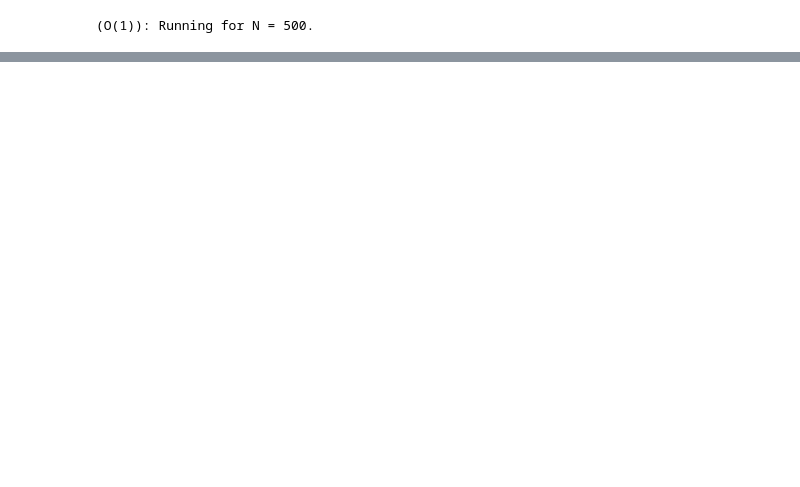
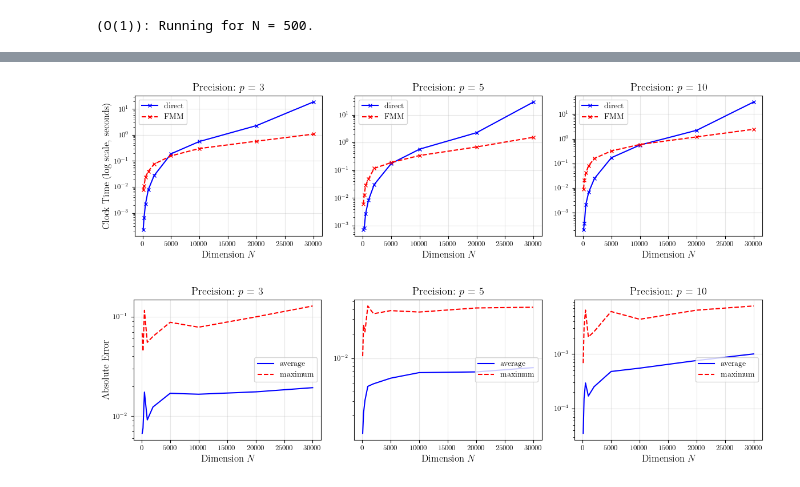
Before and after one commit to fredwdickinson/dissertation, a Jupyter notebook: code/main.ipynb, the cells around one changed output, grey strips where cells are left out. Saved outputs shown, nothing was run; the diff lists cells and outputs as text; code cells hidden in the pictures; blank space fills up the shorter version.

Commit message:
fmm and clock time

```diff
--- a/code/main.ipynb
+++ b/code/main.ipynb
@@ -25,15 +24,15 @@ plt.rcParams.update({
     # Computer Modern Roman
     "font.serif": ["cmr10"],
     "mathtext.fontset": "cm",
-    "font.size": 12,
-    "axes.labelsize": 12,
-    "axes.titlesize": 13,
+    "font.size": 16,
+    "axes.labelsize": 14,
+    "axes.titlesize": 16,
     "xtick.labelsize": 9,
     "ytick.labelsize": 9,
-    "legend.fontsize": 11,
+    "legend.fontsize": 12,
 
     "figure.figsize": (4, 3),
-    "figure.dpi": 150,
+    "figure.dpi": 100,
 
     "lines.linewidth": 1.5,
     "lines.markersize": 4,
@@ -539,0 +593,37 @@ plt.show()
+# %%
+fig1, axes = plt.subplots(1, 3, figsize = (12, 3.5), tight_layout = True)
+fig2, axes2 = plt.subplots(1, 3, figsize = (12, 3.5), tight_layout = True)
+ps_plot = p_range[0:3]
+
+for p, ax, ax2 in zip(ps_plot, axes, axes2):
+    t_fmm_values = [results[(N, p)]["t_fmm"] for N in N_range]
+    t_direct_values = [results[(N, p)]["t_direct"] for N in N_range]
+    ax.plot(N_range, t_direct_values, label = "direct", linestyle = "-", color = "blue", marker = 'x')
+    ax.plot(N_range, t_fmm_values, label = "FMM", linestyle = "--", color = "red", marker = 'x')
+
+    avg_error_values = [results[(N, p)]["mean_err"] for N in N_range]
+    max_error_values = [results[(N, p)]["max_err"] for N in N_range]
+    ax2.plot(N_range, avg_error_values, label = "average", linestyle = "-", color = "blue")
+    ax2.plot(N_range, max_error_values, label = "maximum", linestyle = "--", color = "red")
+
+    ax.set_title(f"Precision: $p$ = {p}")
+    ax2.set_title(f"Precision: $p$ = {p}")
+    ax.legend(fontsize = 10, loc = "upper left")
+    ax2.legend(fontsize = 10, loc = "center right")
+
+for ax in np.concatenate((axes, axes2)):
+    ax.grid(True, alpha = 0.3)
+    ax.set_xlabel("Dimension $N$")
+    # ax.set_xscale("log")
+    ax.set_yscale("log")
+
+axes[0].set_ylabel("Clock Time (log scale, seconds)")
+axes2[0].set_ylabel("Absolute Error")
+
+fig1.savefig("figures/fmm-coulomb-time.pdf", dpi = 100, format = "pdf")
+fig2.savefig("figures/fmm-coulomb-error.pdf", dpi = 100, format = "pdf")
+
+plt.show()
+# %% [output]
+[figure, added]
+[figure, added]
```
Also changed, not shown: parts of 4 cells of this notebook, 2 other files.
